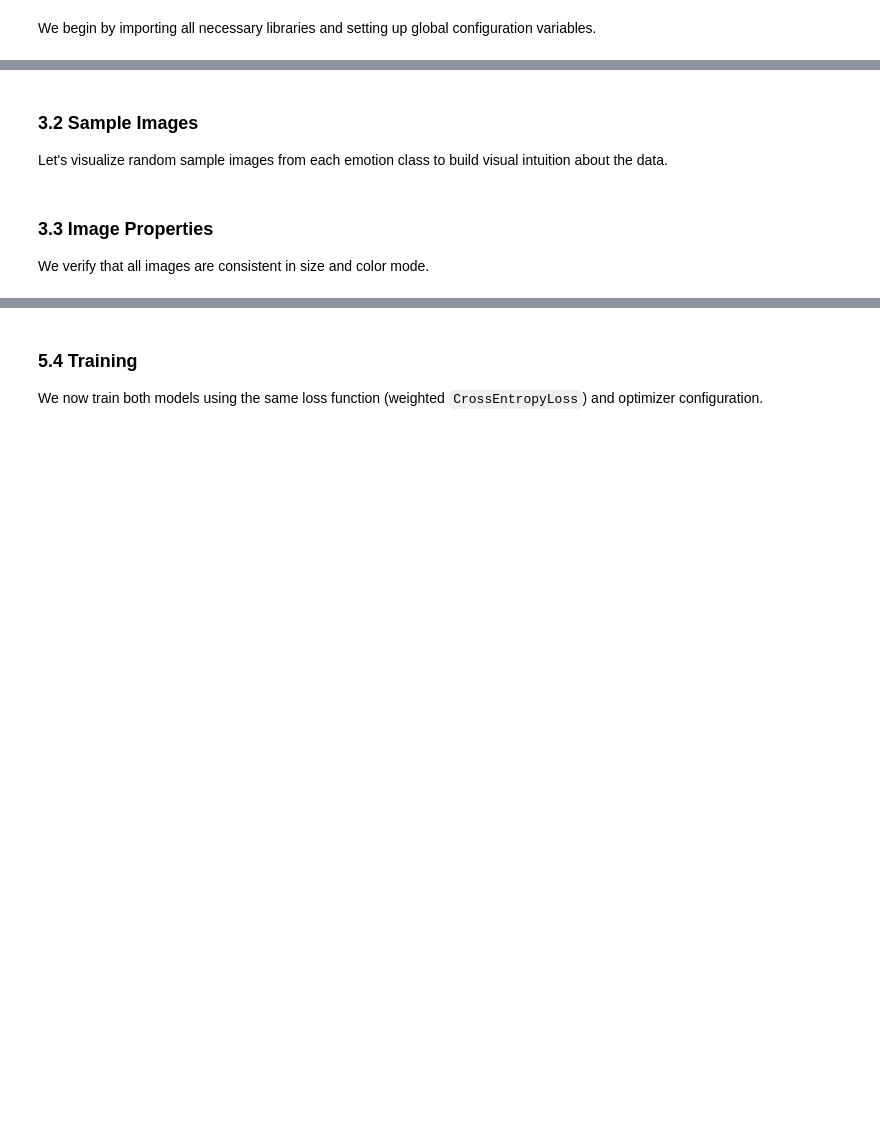
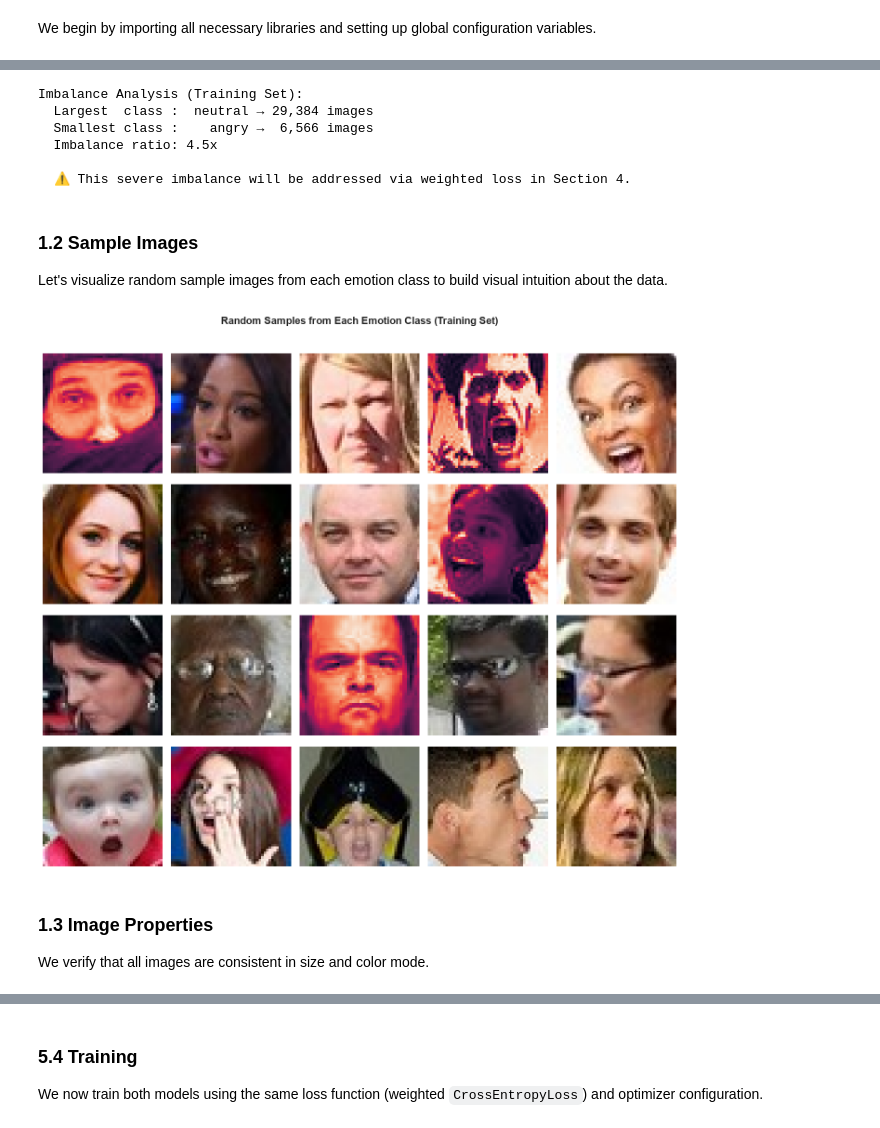
Before and after one commit to Alianger18/Projects_Portfolio, a Jupyter notebook: Project - Emotions Classification in Images/notebooks/model_dev.ipynb, the cells around one changed output, grey strips where cells are left out. Saved outputs shown, nothing was run; the diff lists cells and outputs as text; code cells hidden in the pictures; blank space fills up the shorter version.

```diff
--- a/Project - Emotions Classification in Images/notebooks/model_dev.ipynb
+++ b/Project - Emotions Classification in Images/notebooks/model_dev.ipynb
@@ -201,31 +204,50 @@ print(f'\n  ⚠ This severe imbalance will be addressed via weighted loss in Sec
+# %%
+# Imbalance summary
+max_cls = max(train_counts, key=train_counts.get)
+min_cls = min(train_counts, key=train_counts.get)
+ratio   = train_counts[max_cls] / train_counts[min_cls]
+
+print(f'\nImbalance Analysis (Training Set):')
+print(f'  Largest  class : {max_cls:>8s} → {train_counts[max_cls]:>6,} images')
+print(f'  Smallest class : {min_cls:>8s} → {train_counts[min_cls]:>6,} images')
+print(f'  Imbalance ratio: {ratio:.1f}x')
+print(f'\n  ⚠ This severe imbalance will be addressed via weighted loss in Section 4.')
+# %% [output]
+Imbalance Analysis (Training Set):
+  Largest  class :  neutral → 29,384 images
+  Smallest class :    angry →  6,566 images
+  Imbalance ratio: 4.5x
+
+  ⚠ This severe imbalance will be addressed via weighted loss in Section 4.
 # %% [markdown]
-### 3.2 Sample Images
+### 1.2 Sample Images
 Let's visualize random sample images from each emotion class to build visual intuition about the data.
 # %%
 # Display a grid of sample images: 7 rows (classes) × 5 columns (samples)
 fig, axes = plt.subplots(NUM_CLASSES, 5, figsize=(14, 3 * NUM_CLASSES))
 
 for i, cls_name in enumerate(CLASS_NAMES):
     cls_dir = TRAIN_DIR / cls_name
     sample_files = random.sample(list(cls_dir.iterdir()), 5)
 
     for j, img_path in enumerate(sample_files):
         img = Image.open(img_path)
         axes[i, j].imshow(img)
         axes[i, j].axis('off')
 
         if j == 0:
-            axes[i, j].set_ylabel(cls_name.upper(), fontsize=12, fontweight='bold',
-                                  rotation=0, labelpad=60, va='center')
+            axes[i, j].set_ylabel(cls_name.upper(), fontsize=12, fontweight='bold', rotation=0, labelpad=60, va='center')
             axes[i, j].yaxis.set_visible(True)
             axes[i, j].tick_params(left=False)
 
-plt.suptitle('Random Samples from Each Emotion Class (Training Set)',
-             fontsize=16, fontweight='bold', y=1.01)
+# Add title
+plt.suptitle('Random Samples from Each Emotion Class (Training Set)', fontsize=16, fontweight='bold', y=1.01)
 plt.tight_layout()
 plt.show()
+# %% [output]
+[figure, added]
 # %% [markdown]
-### 3.3 Image Properties
+### 1.3 Image Properties
 We verify that all images are consistent in size and color mode.
 # %%
 # Sample images from all classes to check properties
```
Also changed, not shown: parts of 46 cells of this notebook, 3 other files.
